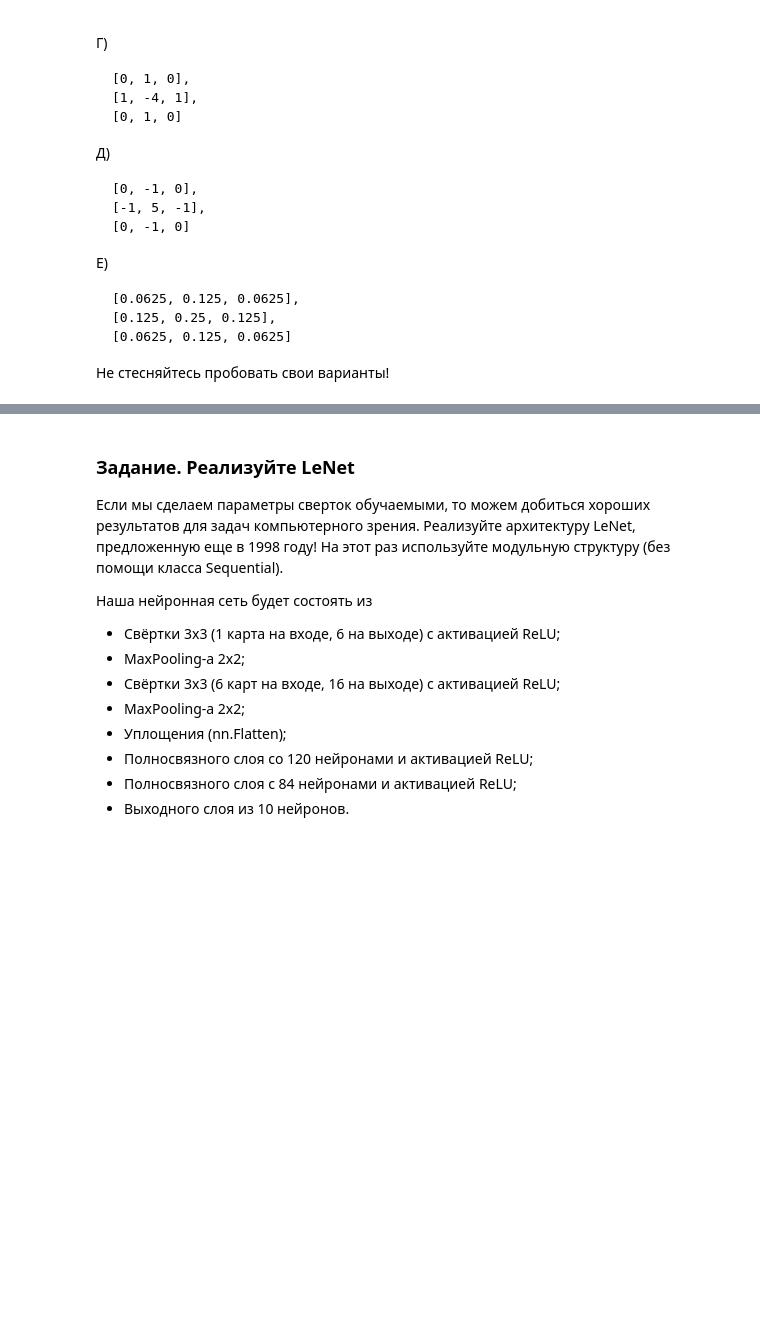
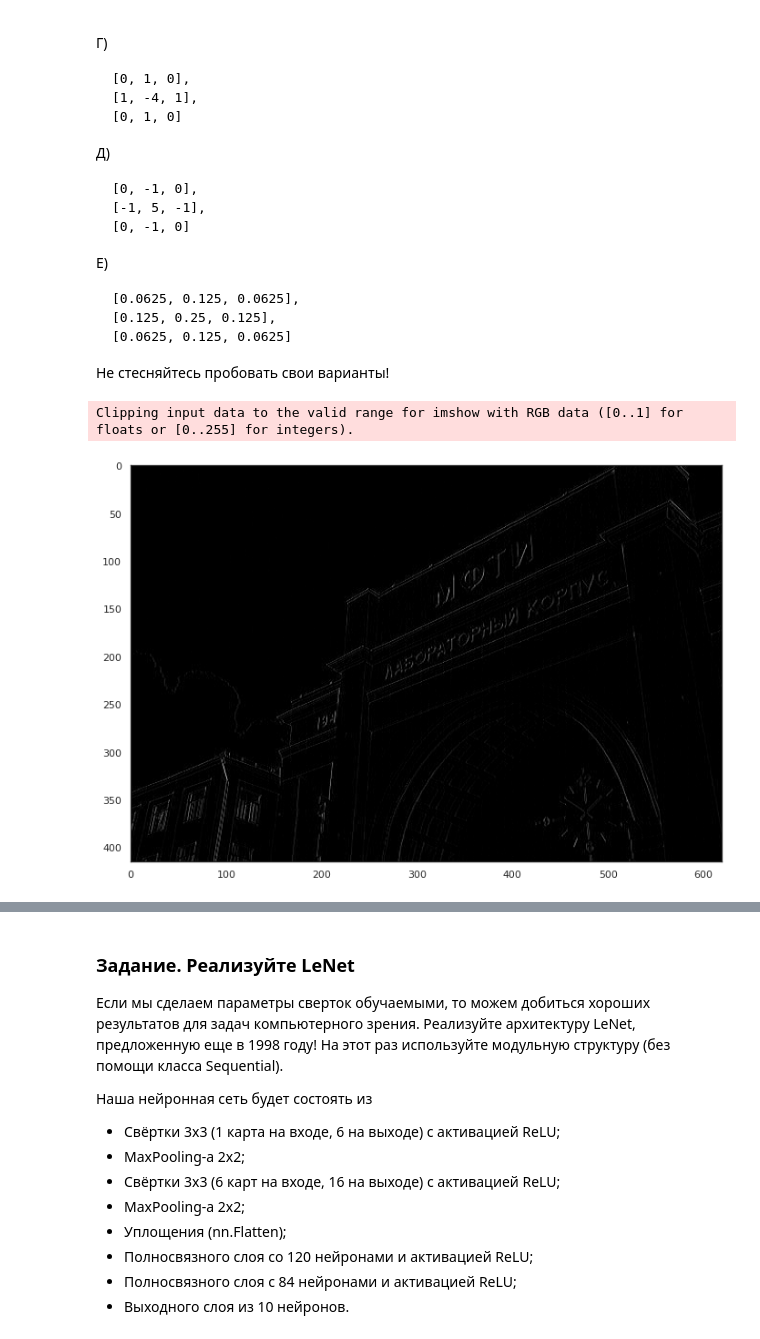
Before and after one commit to Buterbrod/Deep-Learning-School-2021, a Jupyter notebook: [homework]dense_and_convolutional_nn.ipynb, the cells around one changed output, grey strips where cells are left out. Cells and saved outputs as stored; diff of their text form; code cells hidden in the pictures; blank space fills up the shorter version.

````diff
--- a/[homework]dense_and_convolutional_nn.ipynb
+++ b/[homework]dense_and_convolutional_nn.ipynb
@@ -418,3 +498,11 @@ A)
 ```
 
 Не стесняйтесь пробовать свои варианты!
+# %%
+# Отобразить картинку
+def show_image(img):
+    sns.set(style="white")
+    RGB_img = cv2.cvtColor(img, cv2.COLOR_BGR2RGB)
+    plt.figure(figsize=(12, 8))
+    plt.imshow(img)
+    plt.show()
@@ -421,13 +544,14 @@ A)
 # %%
-img_t = torch.from_numpy(RGB_img).type(torch.float32).unsqueeze(0)
-kernel = torch.tensor([
-    [0, 0, 0],
-    [1, -2, 1],
-    [0, 0, 0]
-]).reshape(1, 1, 3, 3).type(torch.float32)
+# Применить свертку к изображению
+def apply_conv(img, filter):
+    kernel = torch.tensor(filter).reshape(1, 1, 3, 3).type(torch.float32)
+    kernel = kernel.repeat(3, 3, 1, 1)
 
-kernel = kernel.repeat(3, 3, 1, 1)
-img_t = img_t.permute(0, 3, 1, 2)  # [BS, H, W, C] -> [BS, C, H, W]
-img_t = nn.ReflectionPad2d(1)(img_t)  # Pad Image for same output size
+    # img: 415x620x3
+    img_t = torch.from_numpy(img).type(torch.float32).unsqueeze(0)
+    img_t = img_t.permute(0, 3, 1, 2)  # [BS, H, W, C] -> [BS, C, H, W]
+    img_t = nn.ReflectionPad2d(1)(img_t)  # Pad Image for same output size
 
-result = F.conv2d(img_t, kernel)[0]  #
+    result = F.conv2d(img_t, kernel)[0]  #
+    result = result.permute(1, 2, 0).numpy() / 256 / 3
+    return result
@@ -439,0 +558,7 @@ plt.show()
+# %%
+# Применить фильтр 0 к изображению и отобразить
+img = apply_conv(RGB_img, filter_0)
+show_image(img)
+# %% [output]
+Clipping input data to the valid range for imshow with RGB data ([0..1] for floats or [0..255] for integers).
+[figure, added]
````
Also changed, not shown: parts of 28 cells of this notebook.
